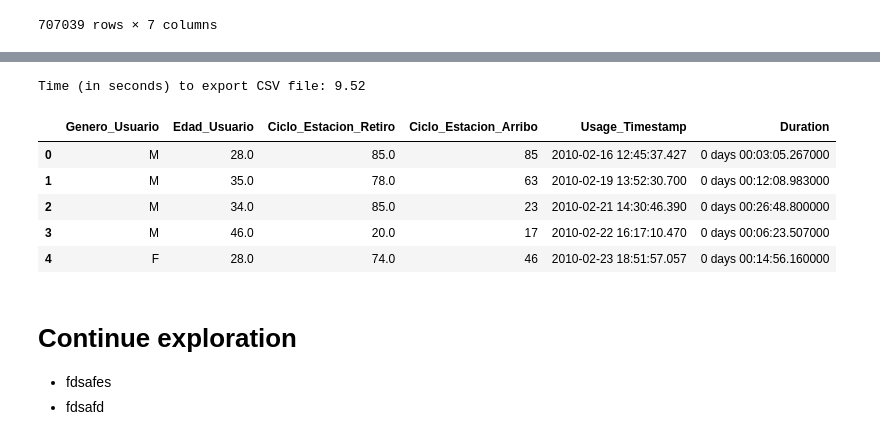
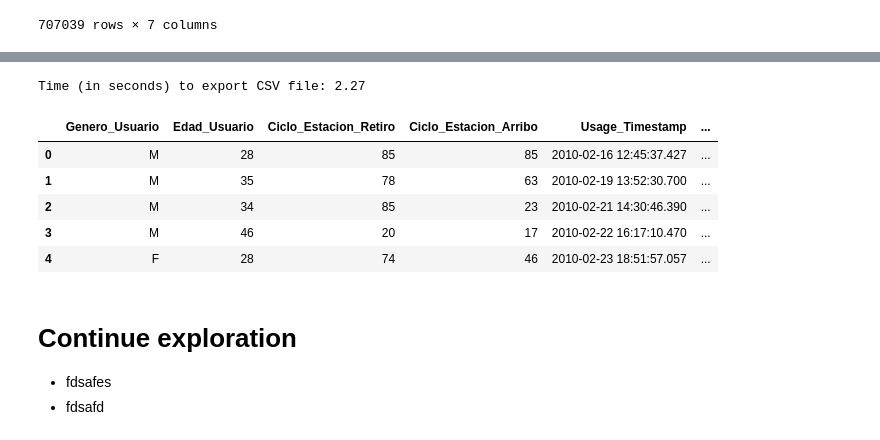
Before and after one commit to mgeffroy/P2-Ecobici_insights_and_recommendations, a Jupyter notebook: Resources/Data/Dataset_prepare_for_sql.ipynb, the cells around one changed output, grey strips where cells are left out. Drawn from its saved outputs; the diff is of its cells as text; code cells hidden in the pictures.

```diff
--- a/Resources/Data/Dataset_prepare_for_sql.ipynb
+++ b/Resources/Data/Dataset_prepare_for_sql.ipynb
@@ -245,3 +237,6 @@ Processing time (in seconds): 0.04
 | 707037 | F | 23.0 | 467.0 | 260 | 2021-12-05 08:54:12.000 | 0 days 00:33:40 |
 | 707038 | M | 30.0 | 174.0 | 113 | 2021-12-05 09:05:47.000 | 0 days 00:07:42 |
 707039 rows × 6 columns
+# %%
+ecobici_rides_df_test2[['Edad_Usuario', 'Ciclo_Estacion_Retiro', 'Ciclo_Estacion_Arribo']] = ecobici_rides_df_test2[['Edad_Usuario', 'Ciclo_Estacion_Retiro', 'Ciclo_Estacion_Arribo']].astype(int)
+ecobici_rides_df_test2
@@ -247,0 +257,19 @@ Processing time (in seconds): 0.04
+# %%
+tic = timeit.default_timer()                            # Monitor performance
+
+for index, row in ecobici_rides_df_test.iterrows():
+
+    try:
+
+        ecobici_rides_df_test2.at[index, 'Duration - minutes'] = round(pd.Timedelta(ecobici_rides_df_test2.loc[index, 'Duration']).seconds / 60, 1)
+
+        if index % 100000 == 0: print(f'We\'re up to {index}!')
+
+    except:
+        print(f'ERROR: ROW {index} DROPPED')
+
+
+toc = timeit.default_timer()                            # Monitor performance
+print(f'Time (in seconds) to process data: {round(toc - tic, 2)}')
+
+ecobici_rides_df_test2
@@ -247,0 +299,9 @@ Processing time (in seconds): 0.04
+# %%
+ecobici_rides_df_test2.drop(['Duration'],
+                      inplace=True, axis=1)
+
+toc = timeit.default_timer()
+# %%
+ecobici_rides_df_test2 = ecobici_rides_df_test2.rename(columns={"Usage Timestamp": "Usage_Timestamp",
+                                                               'Duration - minutes': 'Duration(Min)'})
+ecobici_rides_df_test2
@@ -248,22 +322,22 @@ Processing time (in seconds): 0.04
 # %%
 # Export clean CSV file to master CSV file
 
 tic = timeit.default_timer()                            # Monitor performance
 
-ecobici_rides_df_test2.to_csv("dataset_export_files/ecobici_ride_data_for_sql_import.csv", index=False)
+ecobici_rides_df_test2.to_csv("dataset_export_files/ecobici_ride_data-oneInHundredv2.csv", index=False)
 
 toc = timeit.default_timer()                            # Monitor performance
 print(f'Time (in seconds) to export CSV file: {round(toc - tic, 2)}')
 
 ecobici_rides_df_test2.head()
 # %% [output]
-Time (in seconds) to export CSV file: 9.52
+Time (in seconds) to export CSV file: 2.27
-|  | Genero_Usuario | Edad_Usuario | Ciclo_Estacion_Retiro | Ciclo_Estacion_Arribo | Usage_Timestamp | Duration |
-| 0 | M | 28.0 | 85.0 | 85 | 2010-02-16 12:45:37.427 | 0 days 00:03:05.267000 |
-| 1 | M | 35.0 | 78.0 | 63 | 2010-02-19 13:52:30.700 | 0 days 00:12:08.983000 |
-| 2 | M | 34.0 | 85.0 | 23 | 2010-02-21 14:30:46.390 | 0 days 00:26:48.800000 |
-| 3 | M | 46.0 | 20.0 | 17 | 2010-02-22 16:17:10.470 | 0 days 00:06:23.507000 |
-| 4 | F | 28.0 | 74.0 | 46 | 2010-02-23 18:51:57.057 | 0 days 00:14:56.160000 |
+|  | Genero_Usuario | Edad_Usuario | Ciclo_Estacion_Retiro | Ciclo_Estacion_Arribo | Usage_Timestamp | ... |
+| 0 | M | 28 | 85 | 85 | 2010-02-16 12:45:37.427 | ... |
+| 1 | M | 35 | 78 | 63 | 2010-02-19 13:52:30.700 | ... |
+| 2 | M | 34 | 85 | 23 | 2010-02-21 14:30:46.390 | ... |
+| 3 | M | 46 | 20 | 17 | 2010-02-22 16:17:10.470 | ... |
+| 4 | F | 28 | 74 | 46 | 2010-02-23 18:51:57.057 | ... |
 # %% [markdown]
 # Continue exploration
 
```
Also changed, not shown: parts of 9 cells of this notebook, 10 other files.
